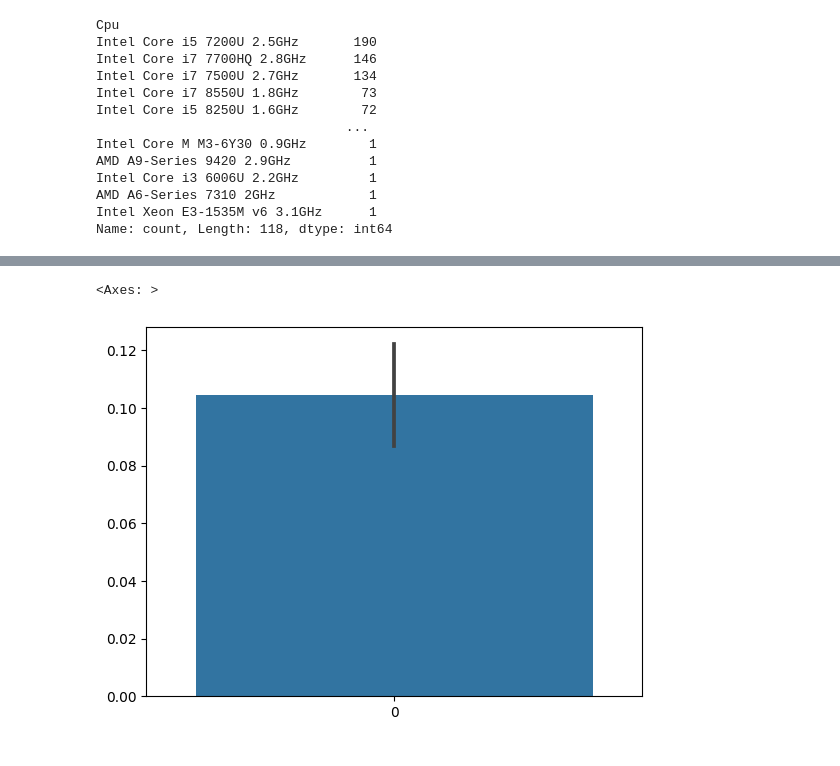
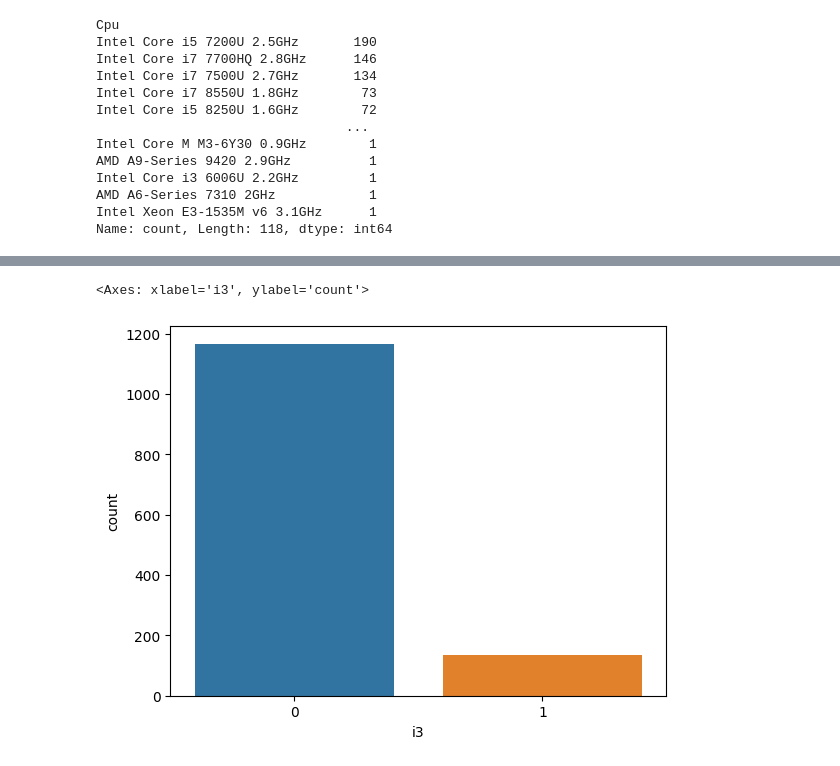
Before and after one commit to 23ME30056/Lappy_price, a Jupyter notebook: main.ipynb, the cells around one changed output, grey strips where cells are left out. Drawn from its saved outputs; the diff is of its cells as text; code cells hidden in the pictures.

```diff
--- a/main.ipynb
+++ b/main.ipynb
@@ -343,7 +340,7 @@ df['i7'] = df['Cpu'].apply(lambda x:1 if 'i7' in x else 0)
 # %%
 df['i3'] = df['Cpu'].apply(lambda x:1 if 'i3' in x else 0)
 # %%
-sns.barplot(data = df['i3'])
+sns.countplot(x='i3', data=df)
 # %% [output]
-<Axes: >
+<Axes: xlabel='i3', ylabel='count'>
-[figure, old version]
+[figure, new version]
```
Also changed, not shown: parts of 16 cells of this notebook.
